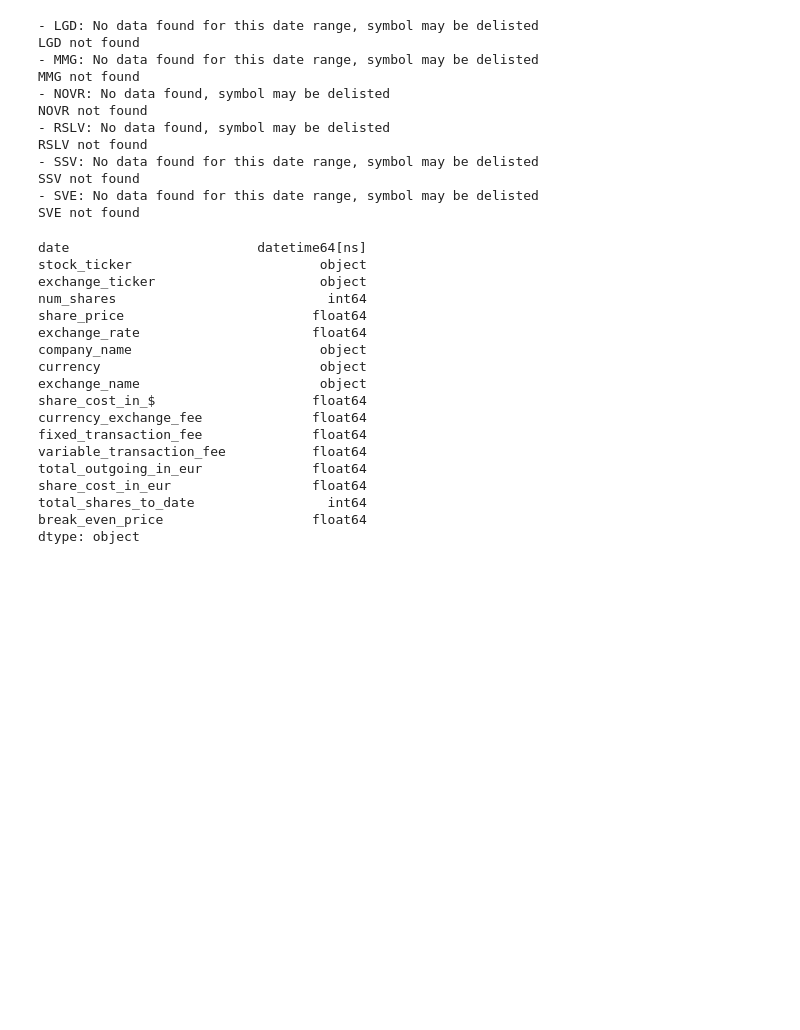
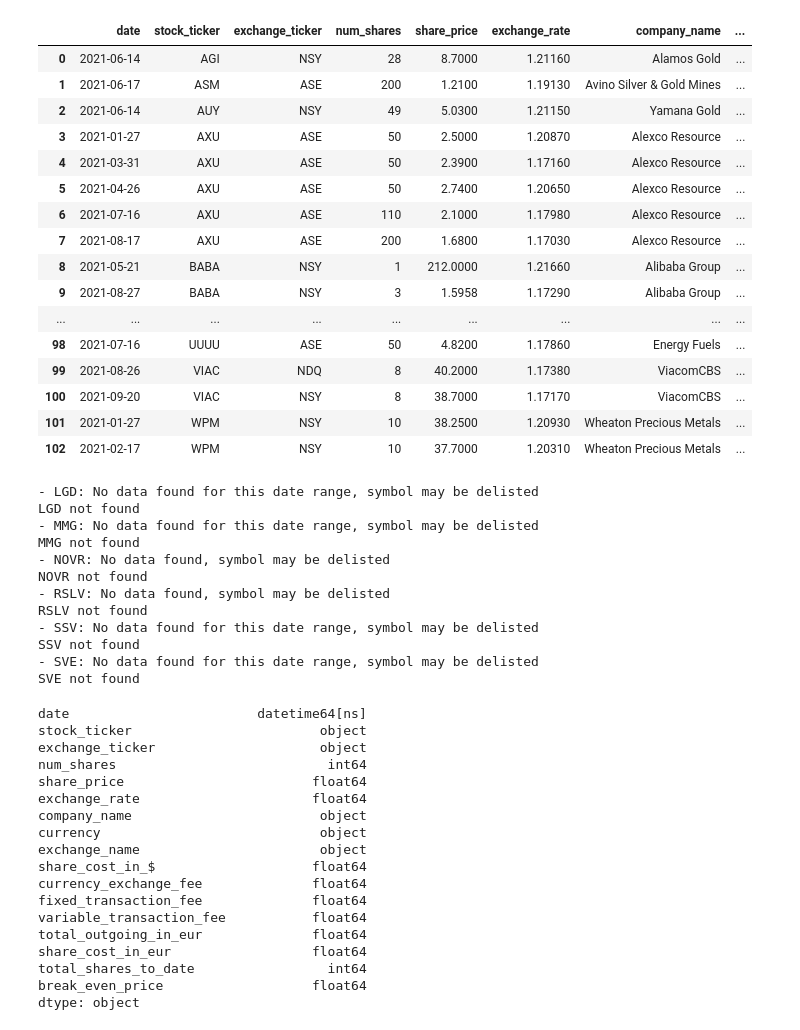
Before and after one commit to Crone1/Stock-Portfolio-Website, a Jupyter notebook: Analyse_Transactions.ipynb, the cells around one changed output. Cells and saved outputs as stored; diff of their text form; code cells hidden in the pictures; blank space fills up the shorter version.

Commit message:
Seperate out functionality of adding 'company_name' and 'exchange_name' columns to the transactions data into seperate functions

```diff
--- a/Analyse_Transactions.ipynb
+++ b/Analyse_Transactions.ipynb
@@ -21,7 +21,11 @@ import get_data as gd
 # Import functions for analysing the data
 %aimport analyse_portfolio
 import analyse_portfolio as ap
+# %%
+# Update the default number of rows that are displayed
+pd.set_option('display.max_rows', 500)
 # %%
 gd.create_company_ticker_to_name_map()
 # %%
-transactions = gd.read_in_transactions_data()
+transactions = gd.read_in_raw_transactions_data()
+transactions
@@ -27,0 +50,3 @@ transactions = gd.read_in_transactions_data()
+# %%
+transactions = gd.create_company_name_col_using_ticker(transactions)
+transactions = gd.create_exchange_name_nd_curency_cols_using_ticker(transactions)
@@ -28,3 +64,25 @@ transactions = gd.read_in_transactions_data()
+# %%
+# Ensure the table is sorted by ticker and then by date
+transactions.sort_values(["stock_ticker", "date"], inplace=True, ignore_index=True)
+transactions
+# %% [output]
+|  | date | stock_ticker | exchange_ticker | num_shares | share_price | exchange_rate | company_name | ... |
+| 0 | 2021-06-14 | AGI | NSY | 28 | 8.7000 | 1.21160 | Alamos Gold | ... |
+| 1 | 2021-06-17 | ASM | ASE | 200 | 1.2100 | 1.19130 | Avino Silver & Gold Mines | ... |
+| 2 | 2021-06-14 | AUY | NSY | 49 | 5.0300 | 1.21150 | Yamana Gold | ... |
+| 3 | 2021-01-27 | AXU | ASE | 50 | 2.5000 | 1.20870 | Alexco Resource | ... |
+| 4 | 2021-03-31 | AXU | ASE | 50 | 2.3900 | 1.17160 | Alexco Resource | ... |
+| 5 | 2021-04-26 | AXU | ASE | 50 | 2.7400 | 1.20650 | Alexco Resource | ... |
+| 6 | 2021-07-16 | AXU | ASE | 110 | 2.1000 | 1.17980 | Alexco Resource | ... |
+| 7 | 2021-08-17 | AXU | ASE | 200 | 1.6800 | 1.17030 | Alexco Resource | ... |
+| 8 | 2021-05-21 | BABA | NSY | 1 | 212.0000 | 1.21660 | Alibaba Group | ... |
+| 9 | 2021-08-27 | BABA | NSY | 3 | 1.5958 | 1.17290 | Alibaba Group | ... |
+| ... | ... | ... | ... | ... | ... | ... | ... | ... |
+| 98 | 2021-07-16 | UUUU | ASE | 50 | 4.8200 | 1.17860 | Energy Fuels | ... |
+| 99 | 2021-08-26 | VIAC | NDQ | 8 | 40.2000 | 1.17380 | ViacomCBS | ... |
+| 100 | 2021-09-20 | VIAC | NSY | 8 | 38.7000 | 1.17170 | ViacomCBS | ... |
+| 101 | 2021-01-27 | WPM | NSY | 10 | 38.2500 | 1.20930 | Wheaton Precious Metals | ... |
+| 102 | 2021-02-17 | WPM | NSY | 10 | 37.7000 | 1.20310 | Wheaton Precious Metals | ... |
 # %%
 unique_tickers_list = list(transactions["stock_ticker"].drop_duplicates())
 ticker_start_date_list = [str(min(transactions[transactions["stock_ticker"] == ticker]["date"]))[:10] for ticker in unique_tickers_list]
```
Also changed, not shown: parts of 2 cells of this notebook, 1 other file.
